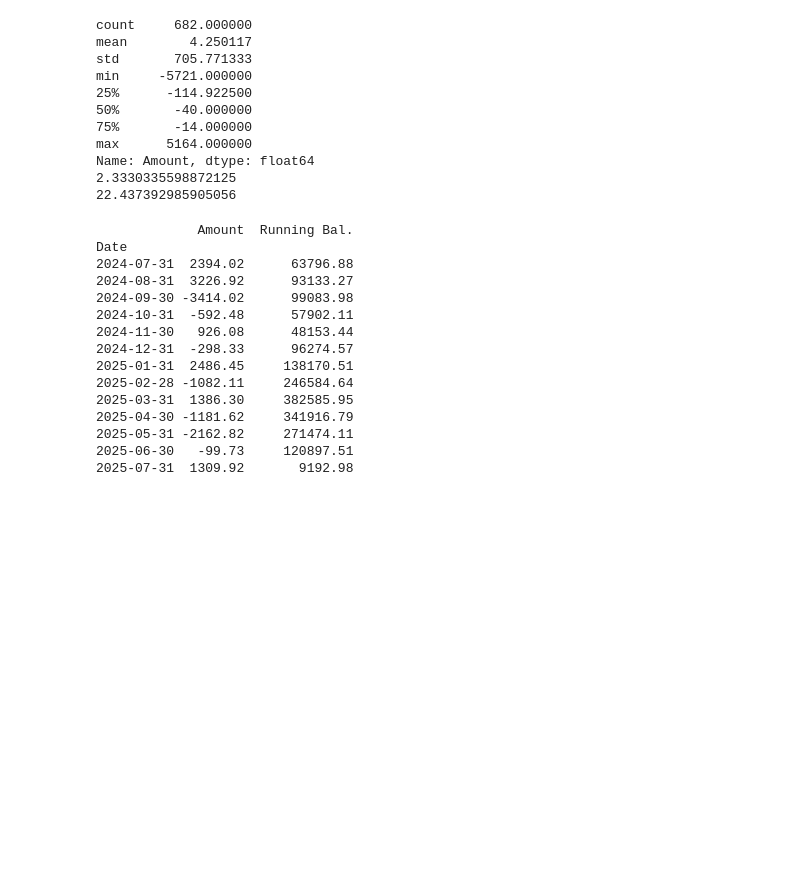
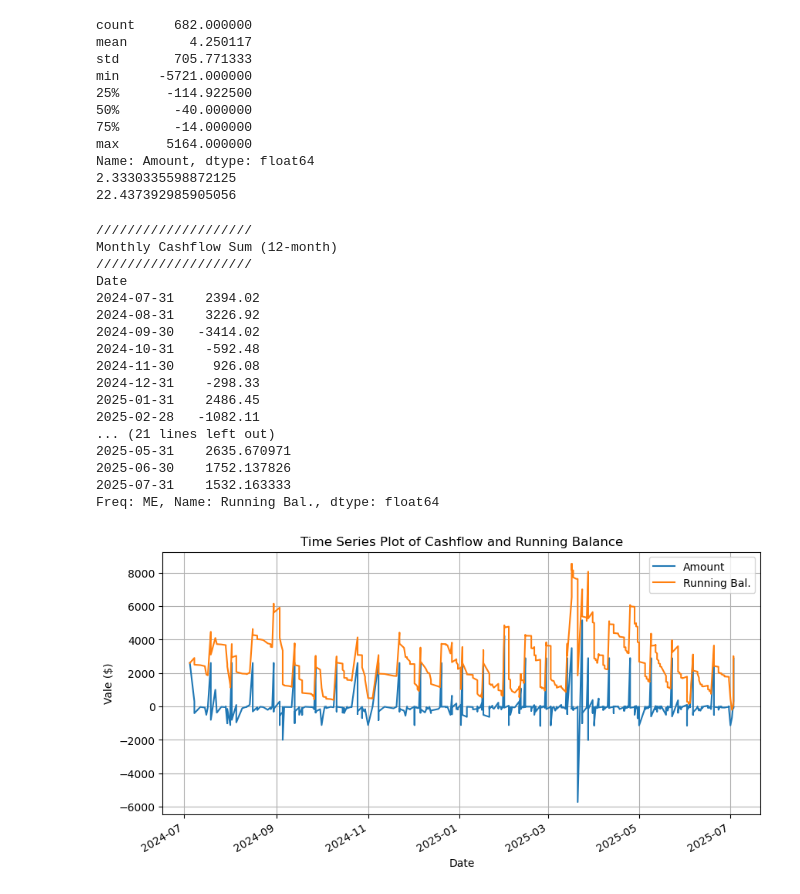
Before and after one commit to timidspacepanda/Learning_Python, a Jupyter notebook: cashflow_analysis/main.ipynb, the cells around one changed output. Cells and saved outputs as stored; diff of their text form; code cells hidden in the pictures; blank space fills up the shorter version.

```diff
--- a/cashflow_analysis/main.ipynb
+++ b/cashflow_analysis/main.ipynb
@@ -58,22 +58,41 @@ Name: Amount, dtype: float64
 df.set_index('Date', inplace=True)
 
 # Resample by month and sum the cashflow
-monthly_df = df.resample('M').sum()
-monthly_df = monthly_df.drop(['Description'], axis=1)
-print(monthly_df)
+monthly_cashflow = df['Amount'].resample('ME').sum()
+print('\n////////////////////\nMonthly Cashflow Sum (12-month)\n////////////////////')
+print(monthly_cashflow)
+
+avg_monthly_bal = df['Running Bal.'].resample('ME').mean()
+print('\n////////////////////\nMonthly Average Balance (12-month)\n////////////////////')
+print(avg_monthly_bal)
 # %% [output]
-             Amount  Running Bal.
+////////////////////
+Monthly Cashflow Sum (12-month)
+////////////////////
 Date
-2024-07-31  2394.02      63796.88
-2024-08-31  3226.92      93133.27
-2024-09-30 -3414.02      99083.98
-2024-10-31  -592.48      57902.11
-2024-11-30   926.08      48153.44
-2024-12-31  -298.33      96274.57
-2025-01-31  2486.45     138170.51
-2025-02-28 -1082.11     246584.64
-2025-03-31  1386.30     382585.95
-2025-04-30 -1181.62     341916.79
-2025-05-31 -2162.82     271474.11
-2025-06-30   -99.73     120897.51
-2025-07-31  1309.92       9192.98
+2024-07-31    2394.02
+2024-08-31    3226.92
+2024-09-30   -3414.02
+2024-10-31    -592.48
+2024-11-30     926.08
+2024-12-31    -298.33
+2025-01-31    2486.45
+2025-02-28   -1082.11
+... (21 lines left out)
+2025-05-31    2635.670971
+2025-06-30    1752.137826
+2025-07-31    1532.163333
+Freq: ME, Name: Running Bal., dtype: float64
+# %%
+import matplotlib.pyplot as plt
+
+# Plot cashflow and running balance
+df[['Amount', 'Running Bal.']].plot(figsize=(10,5))
+plt.title('Time Series Plot of Cashflow and Running Balance')
+plt.xlabel('Date')
+plt.ylabel('Vale ($)')
+plt.grid(True)
+plt.legend()
+plt.show()
+# %% [output]
+[figure, added]
```
Also changed, not shown: parts of 2 cells of this notebook.
